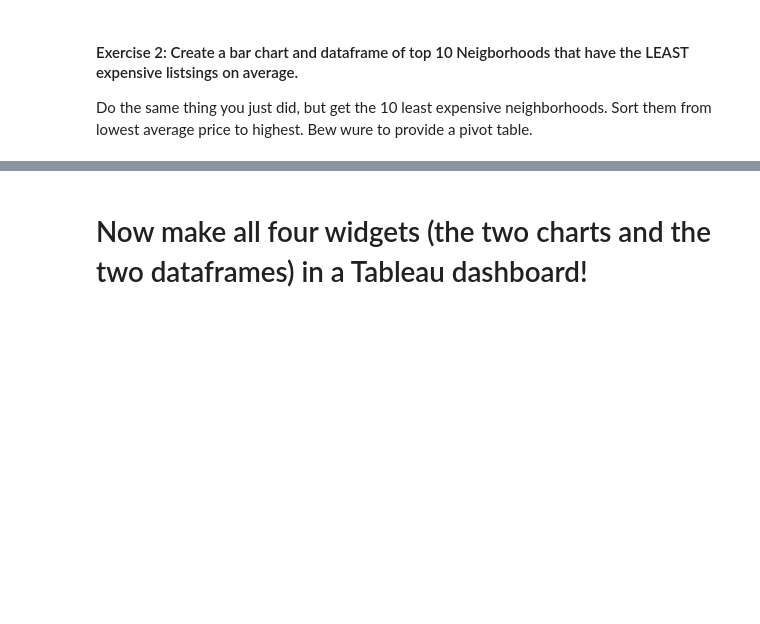
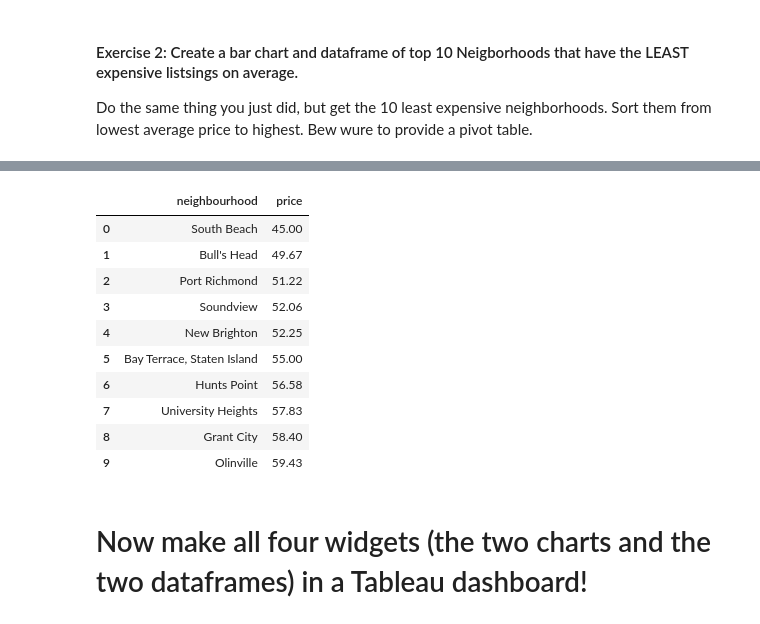
Before and after one commit to angvit/my-fork-2024-DS-Fri-1230, a Jupyter notebook: Week-03-Data_Analytics-Data_Viz-BI_tools/Exercise-AV.ipynb, the cells around one changed output, grey strips where cells are left out. Cells and saved outputs as stored; diff of their text form; code cells hidden in the pictures; blank space fills up the shorter version.

```diff
--- a/Week-03-Data_Analytics-Data_Viz-BI_tools/Exercise-AV.ipynb
+++ b/Week-03-Data_Analytics-Data_Viz-BI_tools/Exercise-AV.ipynb
@@ -77,4 +78,19 @@ Do the same thing you just did, but get the 10 least expensive neighborhoods.  S
 # %%
 # we also would like to have the corresponding pivot table of the lowest 10
+
+dfrm = dfrm.reset_index()
+dfrm
+# %% [output]
+|  | neighbourhood | price |
+| 0 | South Beach | 45.00 |
+| 1 | Bull's Head | 49.67 |
+| 2 | Port Richmond | 51.22 |
+| 3 | Soundview | 52.06 |
+| 4 | New Brighton | 52.25 |
+| 5 | Bay Terrace, Staten Island | 55.00 |
+| 6 | Hunts Point | 56.58 |
+| 7 | University Heights | 57.83 |
+| 8 | Grant City | 58.40 |
+| 9 | Olinville | 59.43 |
 # %% [markdown]
 #  Now make all four widgets (the two charts and the two dataframes) in a Tableau dashboard!
```
Also changed, not shown: parts of 4 cells of this notebook.
